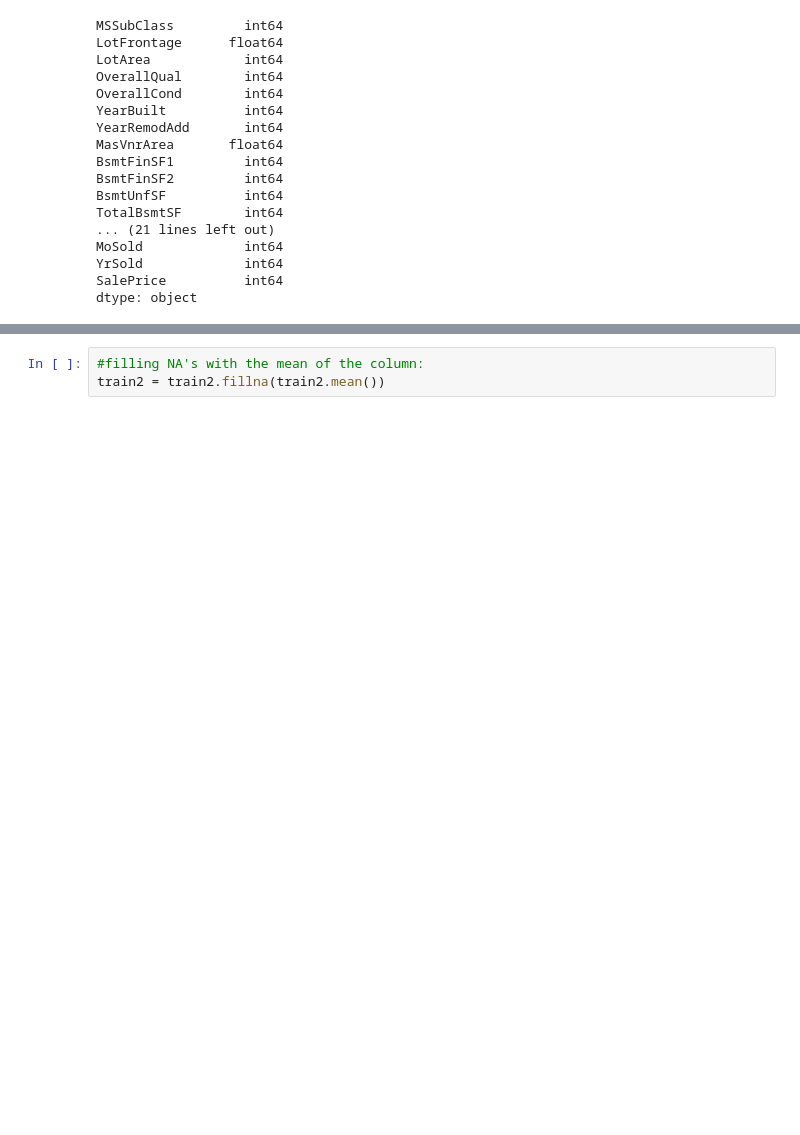
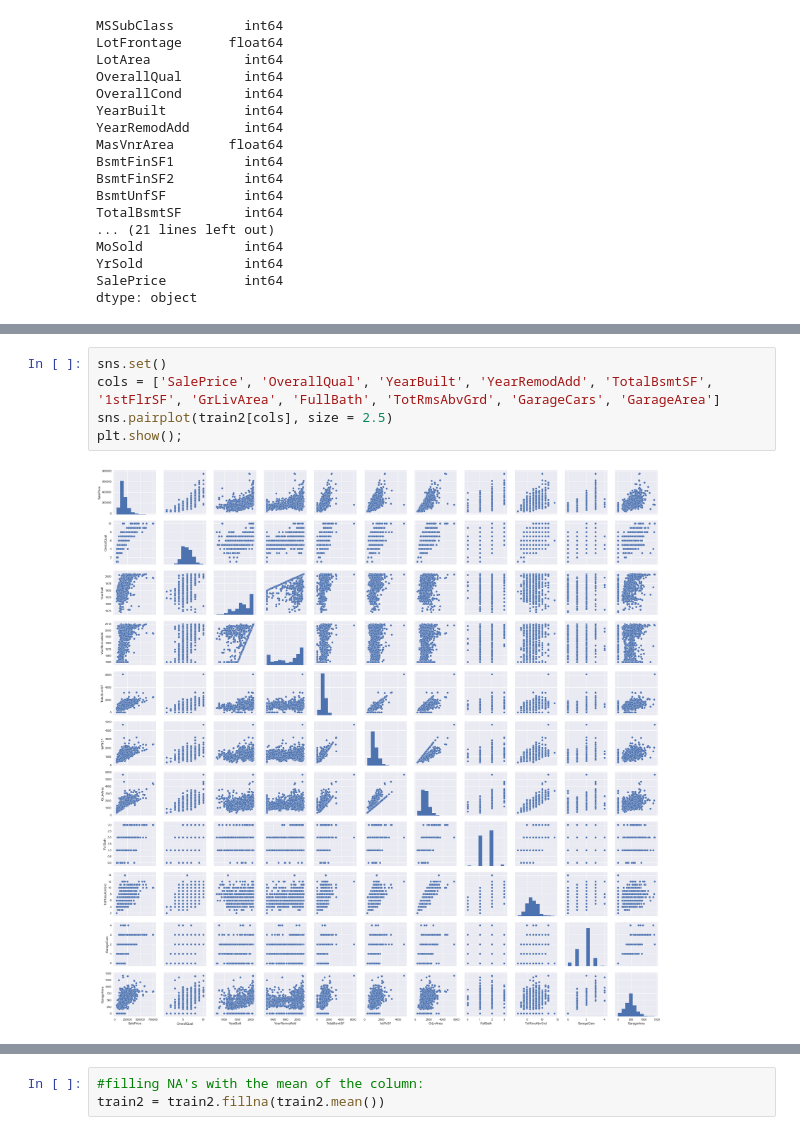
Before and after one commit to DrewLoPresti/HousingPrices, a Jupyter notebook: HousingPrices/HousingRegressionAlgo.ipynb, the cells around one changed output, grey strips where cells are left out. Saved outputs shown, nothing was run; the diff lists cells and outputs as text; blank space fills up the shorter version.

```diff
--- a/HousingPrices/HousingRegressionAlgo.ipynb
+++ b/HousingPrices/HousingRegressionAlgo.ipynb
@@ -124,0 +132,7 @@ Name: SalePrice, dtype: float64
+# %%
+sns.set()
+cols = ['SalePrice', 'OverallQual', 'YearBuilt', 'YearRemodAdd', 'TotalBsmtSF', '1stFlrSF', 'GrLivArea', 'FullBath', 'TotRmsAbvGrd', 'GarageCars', 'GarageArea']
+sns.pairplot(train2[cols], size = 2.5)
+plt.show();
+# %% [output]
+[figure, added]
```
Also changed, not shown: parts of 12 cells of this notebook, 1 other file.
